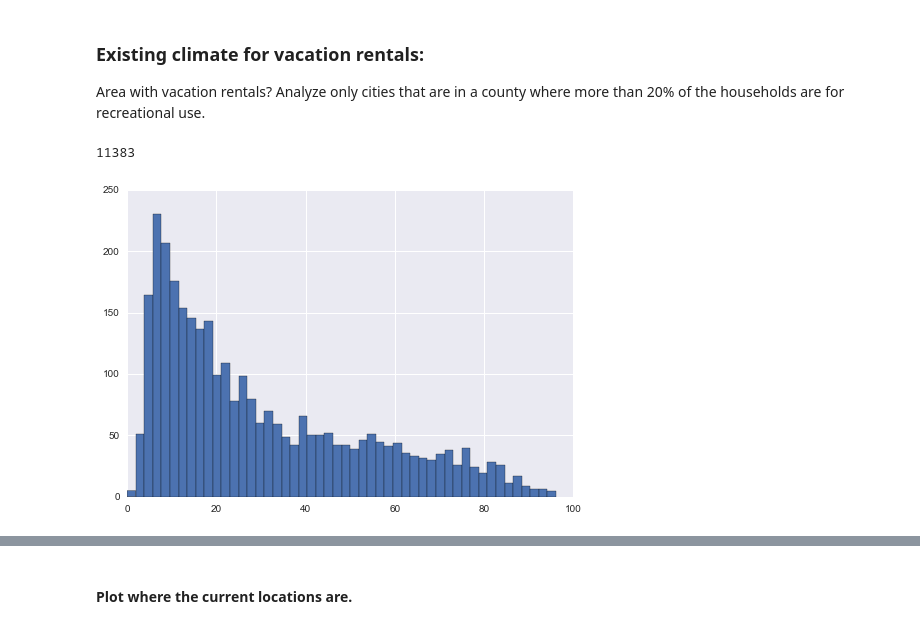
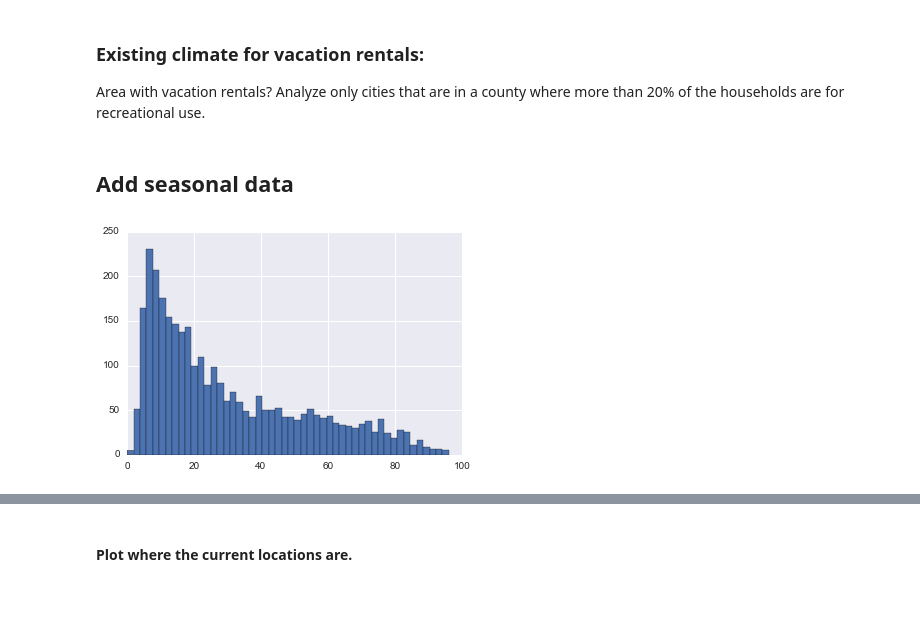
Before and after one commit to matt-stringer/vacation-rentals, a Jupyter notebook: Second Home Analysis.ipynb, the cells around one changed output, grey strips where cells are left out. Cells and saved outputs as stored; diff of their text form; code cells hidden in the pictures; blank space fills up the shorter version.

```diff
--- a/Second Home Analysis.ipynb
+++ b/Second Home Analysis.ipynb
@@ -98,20 +68,17 @@ df_price_2_rent['CityState'] = df_price_2_rent['RegionName'] + ', ' + df_price_2
 
 df['CityState'] = df['RegionName'] + ', ' + df['State']
 new_df = pd.merge(df, df_price_2_rent, on='CityState', how='inner')
-len(new_df)
-# %% [output]
-11383
+# %% [markdown]
+## Add seasonal data
 # %%
 xl = pd.ExcelFile('data/seasonal_rates.csv')
 df_seasonal = xl.parse('seasonal_rates.csv')
 plt.hist(df_seasonal['seasonal use'], bins=50)
 
+
 # df_seasonal = df_seasonal[df_seasonal['seasonal use'] > 20.0]
 
 df_seasonal['CountyState'] = df_seasonal['Geographic area'] + ', ' + df_seasonal['State Abbr']
-new_df = pd.merge(new_df, df_seasonal, on='CountyState', how='inner')
-
-
-seasonal_df = new_df
+seasonal_df = pd.merge(new_df, df_seasonal, on='CountyState', how='inner')
 # %% [output]
-[figure, old version]
+[figure, new version]
```
Also changed, not shown: parts of 28 cells of this notebook, 1 other file.
